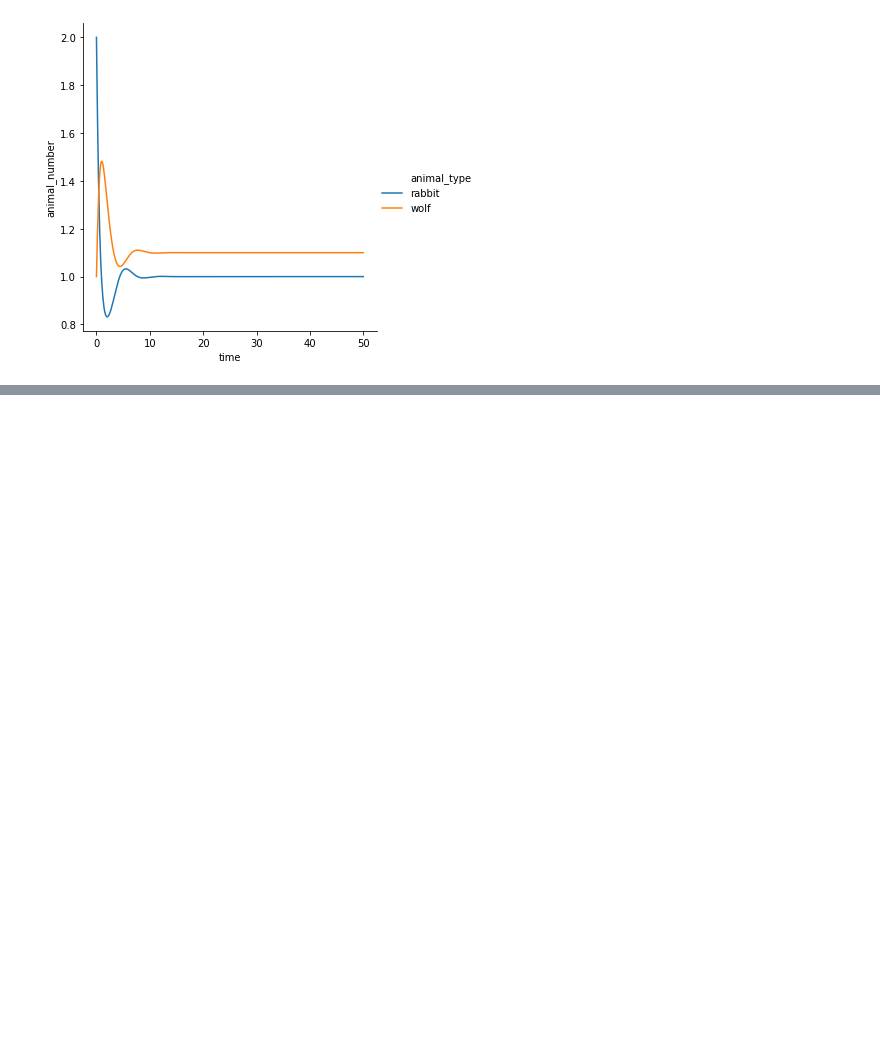
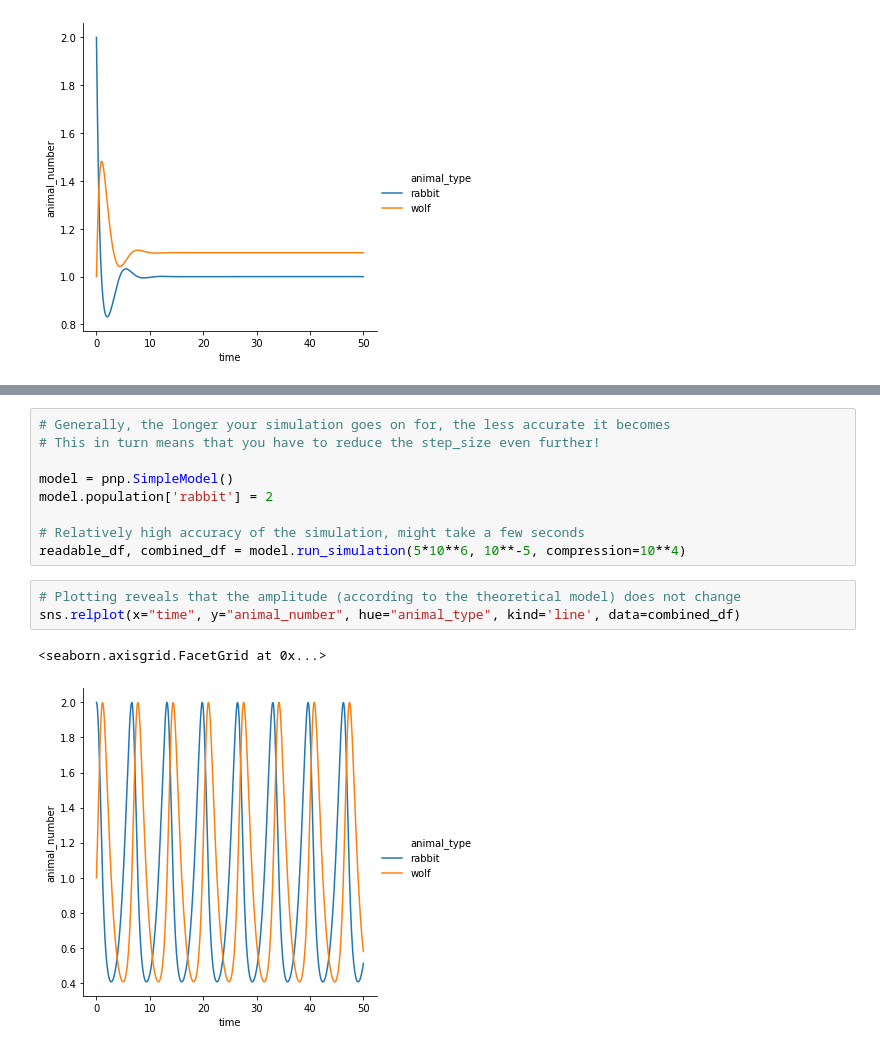
Before and after one commit to chluebi/Predator-and-Prey, a Jupyter notebook: guide.ipynb, the cells around one changed output, grey strips where cells are left out. Cells and saved outputs as stored; diff of their text form; blank space fills up the shorter version.

```diff
--- a/guide.ipynb
+++ b/guide.ipynb
@@ -153,0 +191,15 @@ sns.relplot(x="time", y="animal_number", hue="animal_type", kind='line', data=co
+# %%
+# Generally, the longer your simulation goes on for, the less accurate it becomes
+# This in turn means that you have to reduce the step_size even further!
+
+model = pnp.SimpleModel()
+model.population['rabbit'] = 2
+
+# Relatively high accuracy of the simulation, might take a few seconds
+readable_df, combined_df = model.run_simulation(5*10**6, 10**-5, compression=10**4)
+# %%
+# Plotting reveals that the amplitude (according to the theoretical model) does not change
+sns.relplot(x="time", y="animal_number", hue="animal_type", kind='line', data=combined_df)
+# %% [output]
+<seaborn.axisgrid.FacetGrid at 0x...>
+[figure, added]
```
Also changed, not shown: parts of 7 cells of this notebook.
